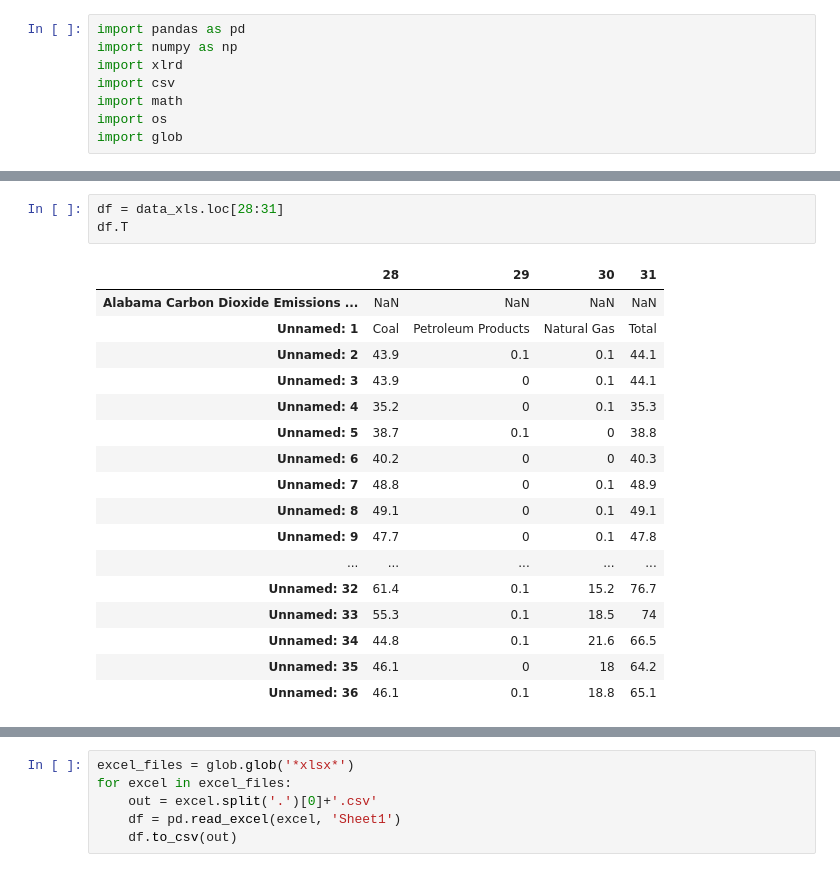
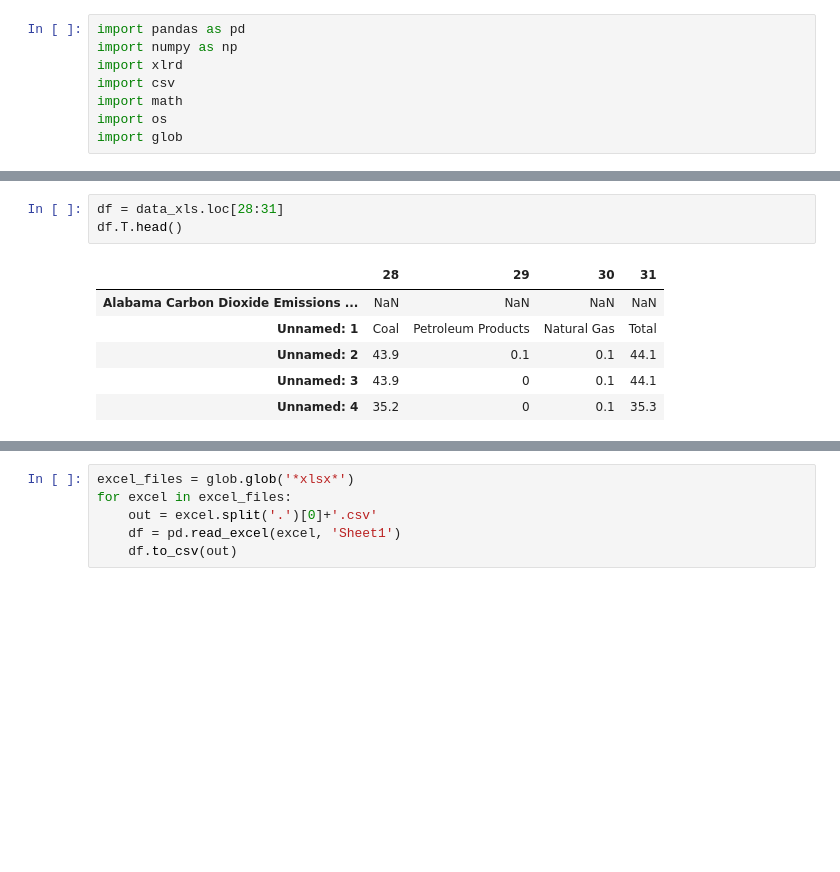
Before and after one commit to tydpan/EASE-Project, a Jupyter notebook: Original_Data/Carbon_dioxide_emission/Carbon_dioxide_emission.ipynb, the cells around one changed output, grey strips where cells are left out. Saved outputs shown, nothing was run; the diff lists cells and outputs as text; blank space fills up the shorter version.

```diff
--- a/Original_Data/Carbon_dioxide_emission/Carbon_dioxide_emission.ipynb
+++ b/Original_Data/Carbon_dioxide_emission/Carbon_dioxide_emission.ipynb
@@ -32,23 +21,12 @@ data_xls
 # %%
 df = data_xls.loc[28:31]
-df.T
+df.T.head()
 # %% [output]
 |  | 28 | 29 | 30 | 31 |
 | Alabama Carbon Dioxide Emissions ... | NaN | NaN | NaN | NaN |
 | Unnamed: 1 | Coal | Petroleum Products | Natural Gas | Total |
 | Unnamed: 2 | 43.9 | 0.1 | 0.1 | 44.1 |
 | Unnamed: 3 | 43.9 | 0 | 0.1 | 44.1 |
 | Unnamed: 4 | 35.2 | 0 | 0.1 | 35.3 |
-| Unnamed: 5 | 38.7 | 0.1 | 0 | 38.8 |
-| Unnamed: 6 | 40.2 | 0 | 0 | 40.3 |
-| Unnamed: 7 | 48.8 | 0 | 0.1 | 48.9 |
-| Unnamed: 8 | 49.1 | 0 | 0.1 | 49.1 |
-| Unnamed: 9 | 47.7 | 0 | 0.1 | 47.8 |
-| ... | ... | ... | ... | ... |
-| Unnamed: 32 | 61.4 | 0.1 | 15.2 | 76.7 |
-| Unnamed: 33 | 55.3 | 0.1 | 18.5 | 74 |
-| Unnamed: 34 | 44.8 | 0.1 | 21.6 | 66.5 |
-| Unnamed: 35 | 46.1 | 0 | 18 | 64.2 |
-| Unnamed: 36 | 46.1 | 0.1 | 18.8 | 65.1 |
 # %%
 year = list(data_xls.loc[2])
```
Also changed, not shown: parts of 9 cells of this notebook.
